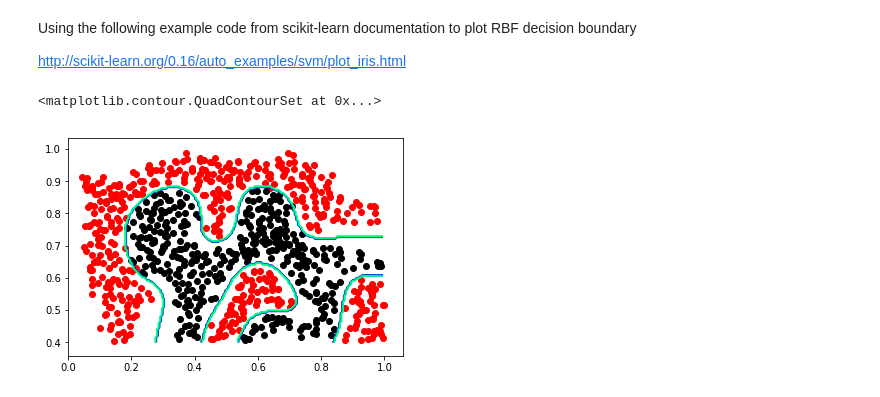
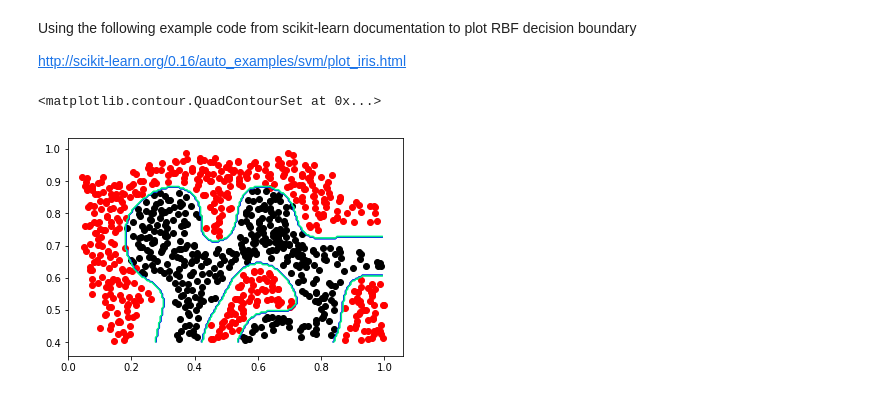
Before and after one commit to davidjbauer/andrew-ng-ML, a Jupyter notebook: ex6.ipynb, the cells around one changed output. Saved outputs shown, nothing was run; the diff lists cells and outputs as text; code cells hidden in the pictures.

```diff
--- a/ex6.ipynb
+++ b/ex6.ipynb
@@ -92,7 +94,7 @@ z = z.reshape(xx.shape)
 # %%
 plt.scatter(X2[y2[0] == 1][0], X2[y2[0] == 1][1], color='red')
 plt.scatter(X2[y2[0] == 0][0], X2[y2[0] == 0][1], color='black')
-plt.contour(xx, yy, z, cmap='winter', linewidths=1.5)
+plt.contour(xx, yy, z, cmap='winter', linewidths=1.0)
 # %% [output]
 <matplotlib.contour.QuadContourSet at 0x...>
-[figure, old version]
+[figure, new version]
```
Also changed, not shown: parts of 36 cells of this notebook.
